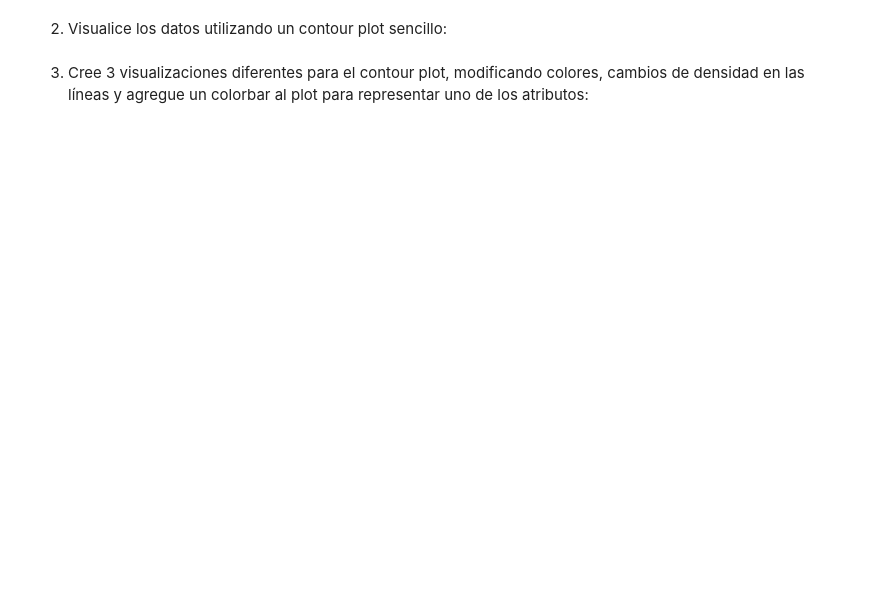
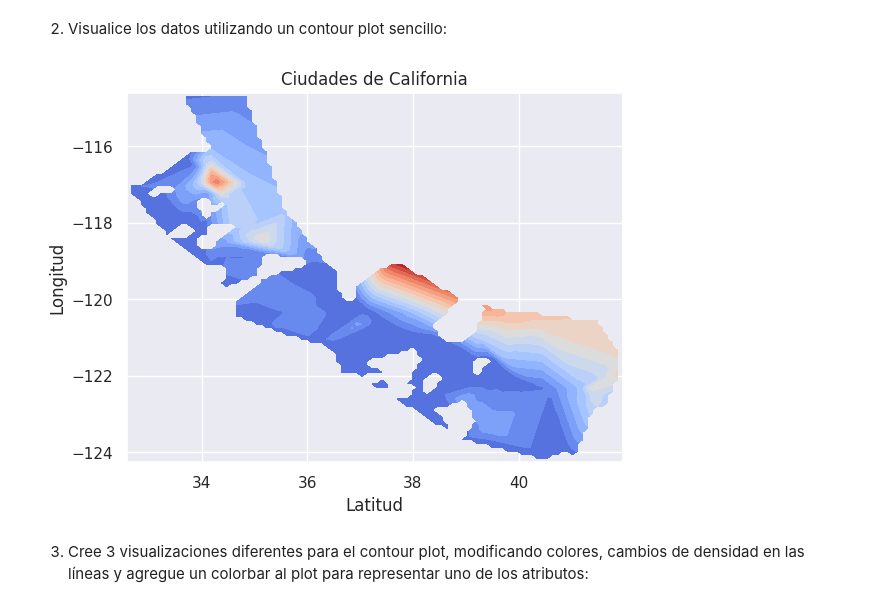
Before and after one commit to kei191/GrandesVolumenesDeDatos, a Jupyter notebook: Laboratorio1/4-DensityContourPlots.ipynb, the cells around one changed output. Saved outputs shown, nothing was run; the diff lists cells and outputs as text; code cells hidden in the pictures; blank space fills up the shorter version.

```diff
--- a/Laboratorio1/4-DensityContourPlots.ipynb
+++ b/Laboratorio1/4-DensityContourPlots.ipynb
@@ -103,3 +103,11 @@ For more information on the options available in these functions, refer to their
 #Ejercicios de Trazado de Contornos
 # %% [markdown]
 1) Busque y suba un dataset con datos para representación en 3D (ejemplo: altura, latitud, longitud) y visualice los 10 primeros records del dataset:
+# %%
+from scipy.interpolate import griddata
+
+from google.colab import drive
+drive.mount("/content/gdrive")
+import pandas as pd
+df = pd.read_csv('/content/gdrive/My Drive/Colab Notebooks/california_cities.csv')
+df.head(10)
@@ -106,4 +127,19 @@ For more information on the options available in these functions, refer to their
 # %% [markdown]
 2) Visualice los datos utilizando un contour plot sencillo:
+# %%
+x = df['latd']
+y = df['longd']
+z = df['elevation_m']
+
+X, Y = np.meshgrid(np.linspace(x.min(), x.max(), 100), np.linspace(y.min(), y.max(), 100))
+Z = griddata((x, y), z, (X, Y), method = 'linear')
+plt.contourf(X, Y, Z, levels=20, cmap = 'coolwarm')
+
+plt.xlabel('Latitud')
+plt.ylabel('Longitud')
+plt.title('Ciudades de California')
+plt.show()
+# %% [output]
+[figure, added]
 # %% [markdown]
 3) Cree 3 visualizaciones diferentes para el contour plot, modificando colores, cambios de densidad en las líneas y agregue un colorbar al plot para representar uno de los atributos:
```
Also changed, not shown: parts of 9 cells of this notebook, 9 other files.
